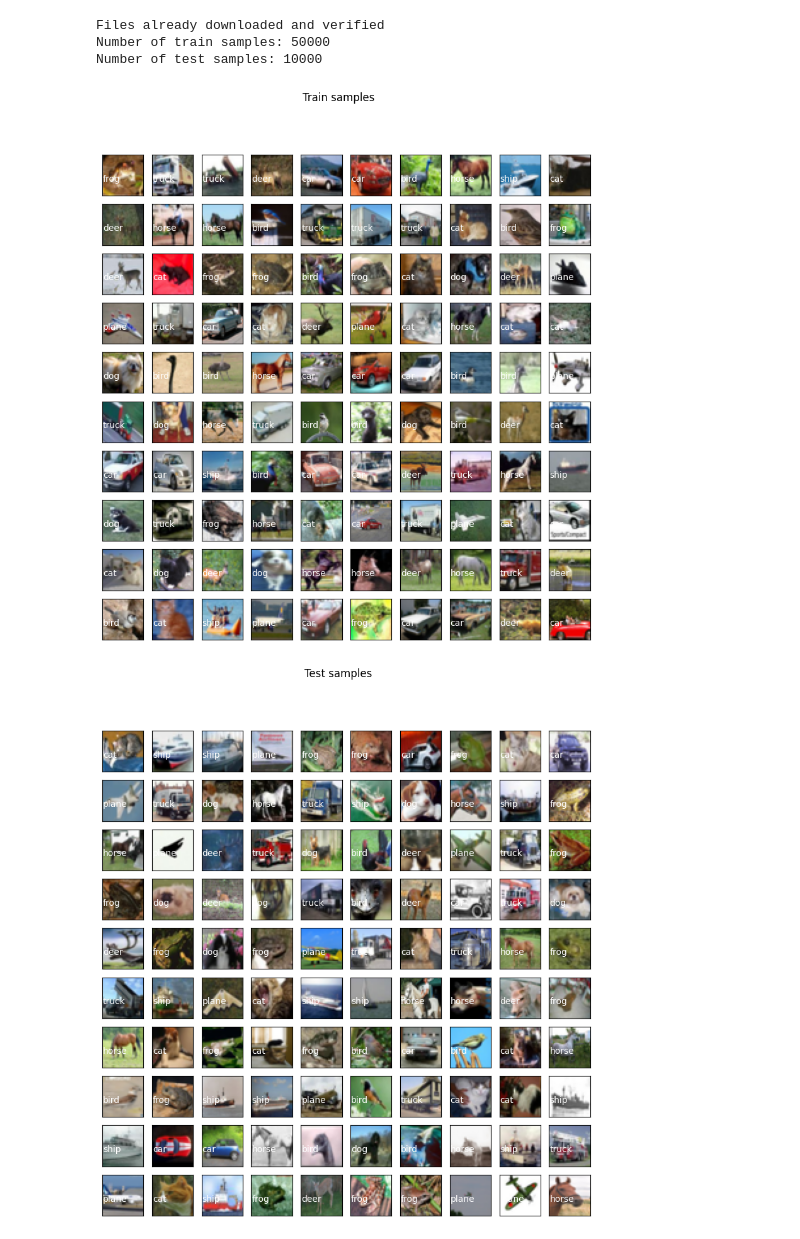
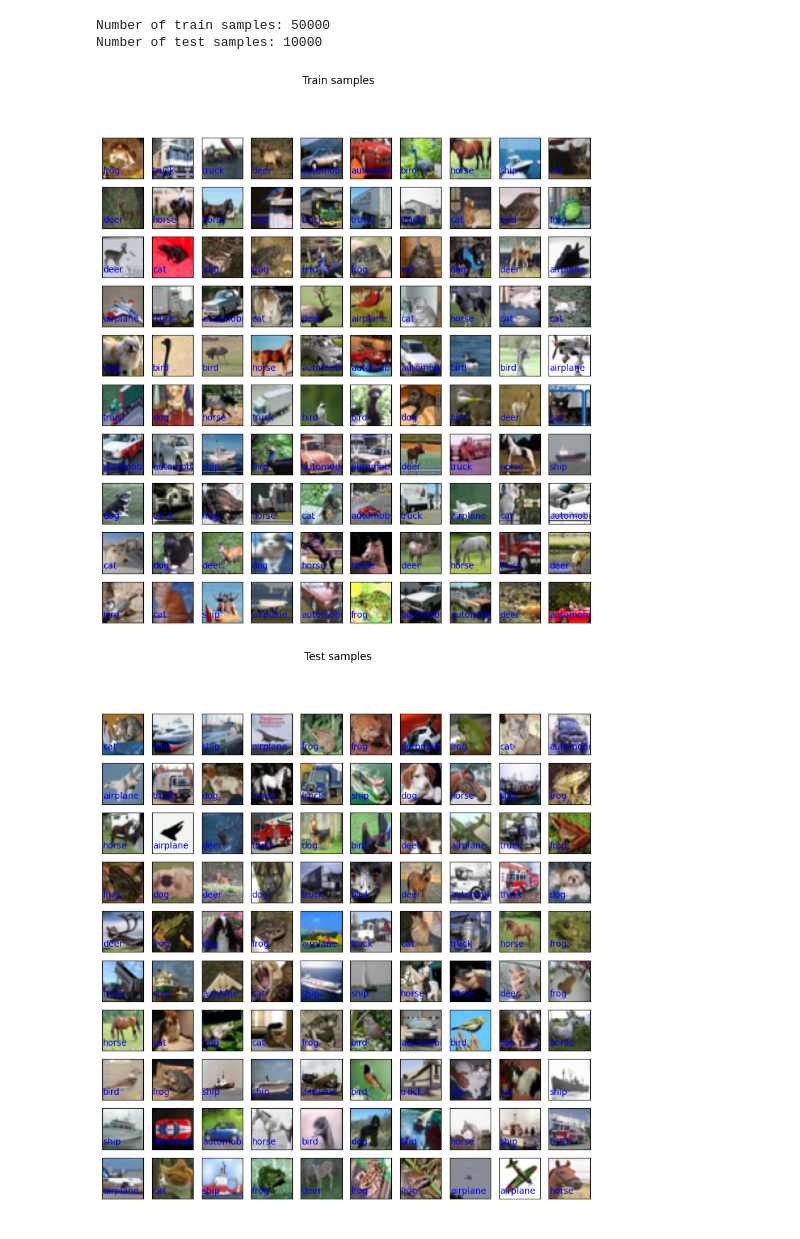
Before and after one commit to Rodimkov/deep-learning-course-practice-2023, a Jupyter notebook: 3822М1ПМвм/practical_work_1/EreminaAS/prac1.ipynb, the cells around one changed output. Drawn from its saved outputs; the diff is of its cells as text; code cells hidden in the pictures.

```diff
--- a/3822М1ПМвм/practical_work_1/EreminaAS/prac1.ipynb
+++ b/3822М1ПМвм/practical_work_1/EreminaAS/prac1.ipynb
@@ -11,0 +19,6 @@ from matplotlib import pyplot as plot
+# %%
+cifar_trainset = torchvision.datasets.CIFAR10(root='./dataset', train=True, download=True)
+data = cifar_trainset.data / 255
+mean = data.mean(axis = (0, 1, 2))
+std = data.std(axis = (0, 1, 2))
+print(f"Mean : {mean}   STD: {std}")
@@ -11,0 +28,21 @@ from matplotlib import pyplot as plot
+# %%
+transform_train = torchvision.transforms.Compose([
+    torchvision.transforms.RandomCrop(32, padding=4, padding_mode='reflect'),
+    torchvision.transforms.RandomHorizontalFlip(),
+    torchvision.transforms.ToTensor(),
+    torchvision.transforms.Normalize(mean, std),
+])
+
+train_dataset = torchvision.datasets.CIFAR10(root='./dataset', train=True, download=False, transform=transform_train)
+train_loader = torch.utils.data.DataLoader(train_dataset, batch_size=batch_size, shuffle=True)
+# %%
+transform_test = torchvision.transforms.Compose([
+    torchvision.transforms.ToTensor(),
+    torchvision.transforms.Normalize(mean, std),
+])
+
+test_dataset = torchvision.datasets.CIFAR10(root='./dataset', train=False, download=False, transform=transform_test)
+test_loader = torch.utils.data.DataLoader(test_dataset, batch_size=batch_size, shuffle=False)
+# %%
+classes = ['airplane', 'automobile', 'bird', 'cat', 'deer', 'dog', 'frog', 'horse', 'ship', 'truck']
+print(f'Classes of dataset: {classes}')
@@ -12,47 +51,25 @@ from matplotlib import pyplot as plot
 # %%
-classes = ['plane', 'car', 'bird', 'cat', 'deer', 'dog', 'frog', 'horse', 'ship', 'truck']
-n_classes = len(classes)
-
 def show_images(images, title):
     num_showed_imgs_x = 10
     num_showed_imgs_y = 10
 
     figsize = (10, 10)
     fig, axes = plot.subplots(num_showed_imgs_y, num_showed_imgs_x, figsize = figsize)
     fig.suptitle(title)
     plot.setp(plot.gcf().get_axes(), xticks = [], yticks = [])
     for i, ax in enumerate(axes.flat):
-        img = images[i][0].numpy().transpose(1, 2, 0)
-        ax.imshow(img)
-        ax.text(0, 20, classes[images[i][1]], color = "w")
+        original_img = images[i][0] * torch.tensor(std).reshape(3, 1, 1) + torch.tensor(mean).reshape(3, 1, 1)
+        img = original_img.numpy().transpose(1, 2, 0)
+        ax.imshow((img * 255).astype('uint8'))
+        ax.text(0, 27, str(classes[images[i][1]][:8]), color = 'b')
+
+print(f'Number of train samples: {len(train_dataset)}')
+show_images(train_dataset, 'Train samples')
+
+print(f'Number of test samples: {len(test_dataset)}')
+show_images(test_dataset, 'Test samples')
+# %% [output]
+Number of train samples: 50000
+Number of test samples: 10000
+[figure, added]
+[figure, added]
-# %%
-dir_name = os.getcwd()
-batch_size = 64
-
-train_dataset = torchvision.datasets.CIFAR10(
-    root = dir_name, train = True, download = True,
-    transform = torchvision.transforms.ToTensor()
-)
-test_dataset = torchvision.datasets.CIFAR10(
-    root = dir_name, train = False, download = False,
-    transform = torchvision.transforms.ToTensor()
-)
-
-print('Number of train samples: {}'.format(len(train_dataset)))
-show_images(train_dataset, 'Train samples')
-
-print('Number of test samples: {}'.format(len(test_dataset)))
-show_images(test_dataset, 'Test samples')
-
-train_data_loader = torch.utils.data.DataLoader(
-    train_dataset, batch_size = batch_size, shuffle = True
-)
-test_data_loader = torch.utils.data.DataLoader(
-    test_dataset, batch_size = batch_size, shuffle = False
-)
-# %% [output]
-Files already downloaded and verified
-Number of train samples: 50000
-Number of test samples: 10000
-[figure, removed]
-[figure, removed]
```
Also changed, not shown: parts of 19 cells of this notebook, 1 other file.
